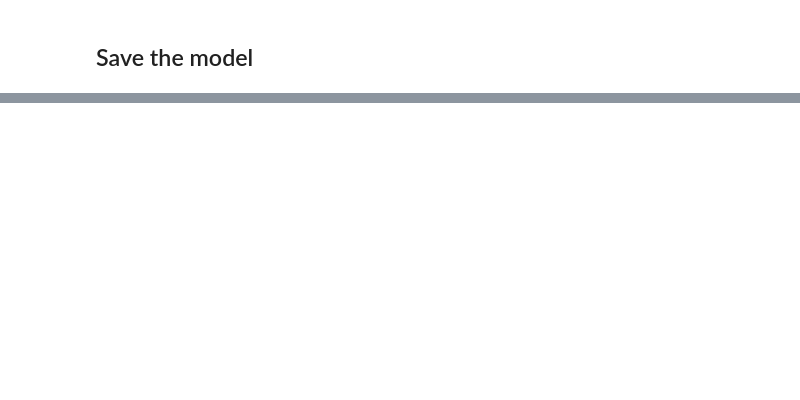
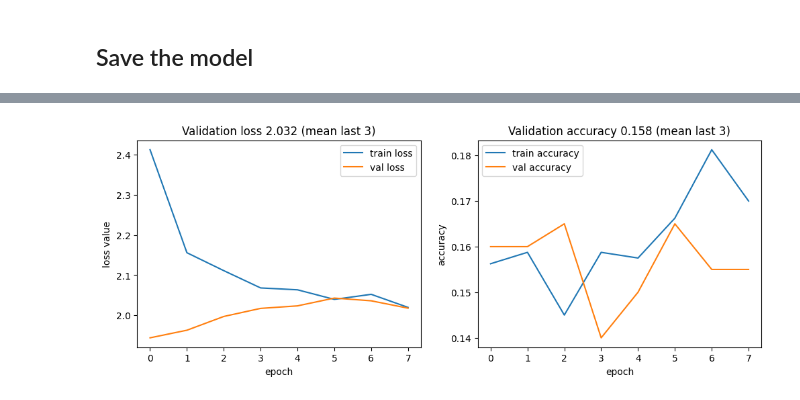
Before and after one commit to aot29/arthropod_taxonomy, a Jupyter notebook: 04_augment_transfer.ipynb, the cells around one changed output, grey strips where cells are left out. Cells and saved outputs as stored; diff of their text form; code cells hidden in the pictures; blank space fills up the shorter version.

```diff
--- a/04_augment_transfer.ipynb
+++ b/04_augment_transfer.ipynb
@@ -215,0 +247,20 @@ with open(join(MODELS_PATH, 'transfer_mobilenet_augmented.pickle'), 'wb') as han
+# %%
+loss_function = CategoricalCrossentropy()
+metrics = [CategoricalAccuracy(name='accuracy')]
+model.compile(
+    optimizer = Adam(learning_rate=0.001),
+    loss = loss_function,
+    metrics = metrics
+)
+# %%
+%%time
+
+tf.config.run_functions_eagerly(True)
+callback = EarlyStopping(monitor='val_accuracy', patience=5)
+# Fit model
+history = model.fit(
+    x=X_train_preprocessed, y=y_train_preprocessed,
+    validation_split=0.2,
+    batch_size=32, epochs=20,
+    callbacks=[callback]
+)
@@ -215,0 +293,30 @@ with open(join(MODELS_PATH, 'transfer_mobilenet_augmented.pickle'), 'wb') as han
+# %%
+%matplotlib inline
+import matplotlib.pyplot as plt
+import numpy as np
+
+# Create two plots: one for the loss value, one for the accuracy
+fig, (ax1, ax2) = plt.subplots(nrows=1, ncols=2, figsize=(12, 4))
+
+# Plot accuracy values
+ax1.plot(history.history['loss'], label='train loss')
+ax1.plot(history.history['val_loss'], label='val loss')
+ax1.set_title('Validation loss {:.3f} (mean last 3)'.format(
+    np.mean(history.history['val_loss'][-3:]) # last three values
+))
+ax1.set_xlabel('epoch')
+ax1.set_ylabel('loss value')
+ax1.legend()
+
+# Plot accuracy values
+ax2.plot(history.history['accuracy'], label='train accuracy')
+ax2.plot(history.history['val_accuracy'], label='val accuracy')
+ax2.set_title('Validation accuracy {:.3f} (mean last 3)'.format(
+    np.mean(history.history['val_accuracy'][-3:]) # last three values
+))
+ax2.set_xlabel('epoch')
+ax2.set_ylabel('accuracy')
+ax2.legend()
+plt.show()
+# %% [output]
+[figure, added]
```
Also changed, not shown: parts of 10 cells of this notebook.
